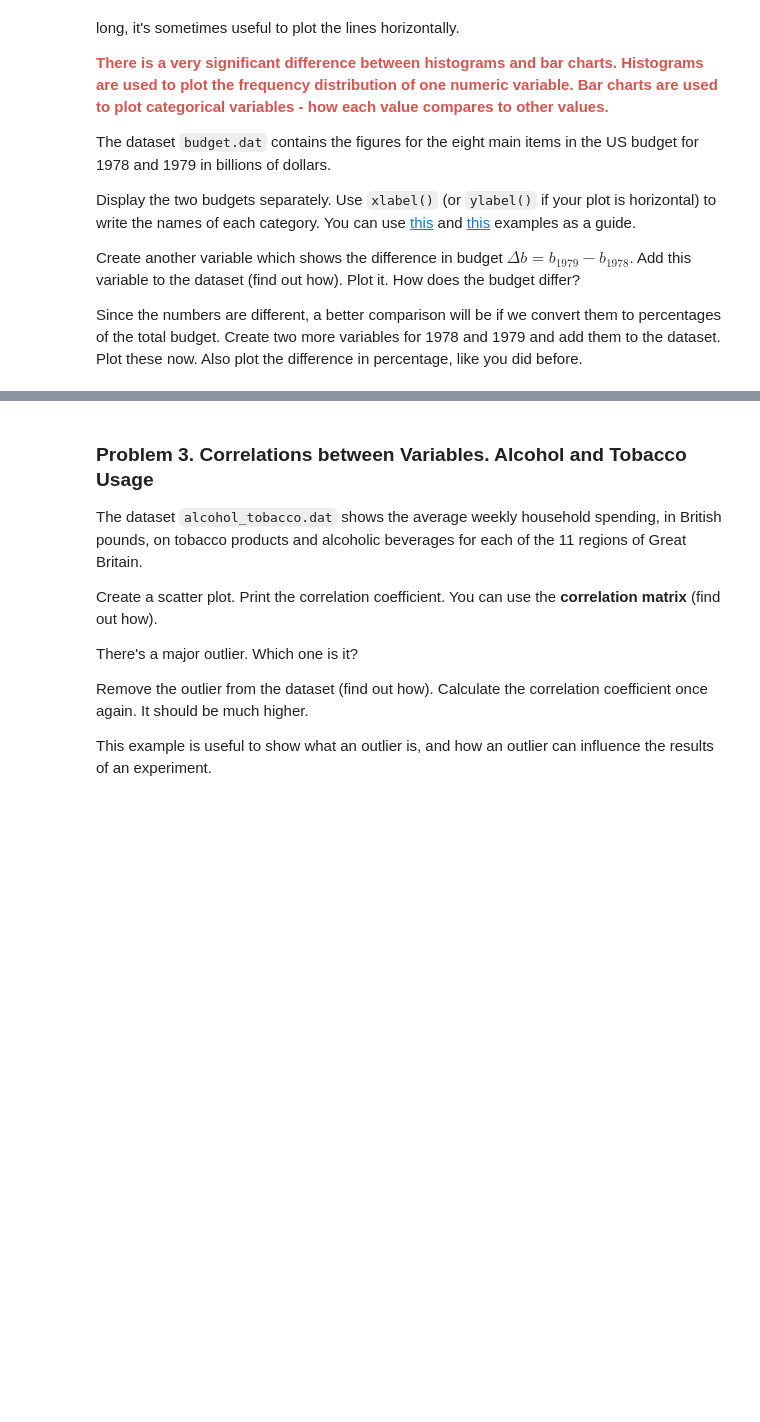
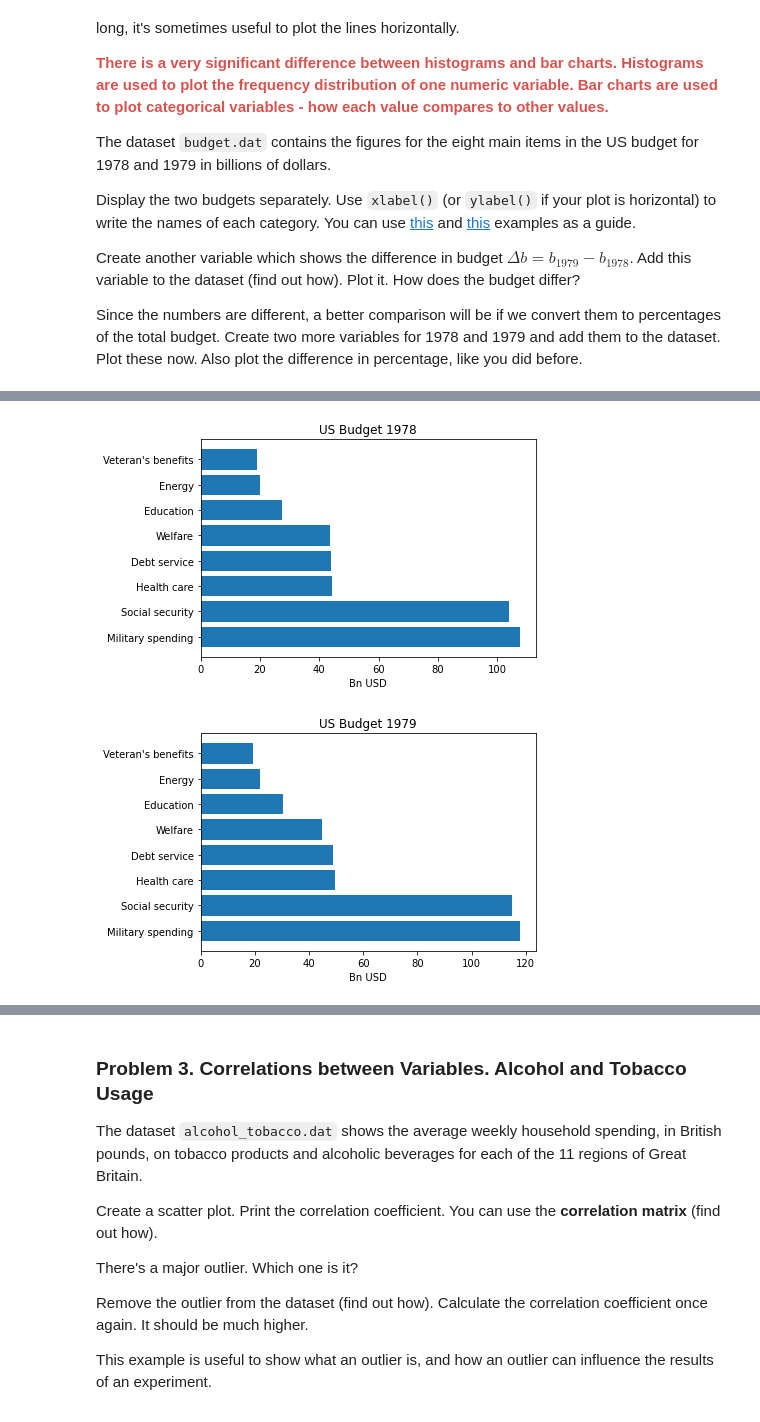
Before and after one commit to aleksoft1/math-concepts-for-developers-march-2022, a Jupyter notebook: 12. Statistics-Exercise/Statistics Exercise.ipynb, the cells around one changed output, grey strips where cells are left out. Cells and saved outputs as stored; diff of their text form; code cells hidden in the pictures; blank space fills up the shorter version.

```diff
--- a/12. Statistics-Exercise/Statistics Exercise.ipynb
+++ b/12. Statistics-Exercise/Statistics Exercise.ipynb
@@ -119,3 +119,5 @@ Create another variable which shows the difference in budget $\Delta b = b_{1979
 Since the numbers are different, a better comparison will be if we convert them to percentages of the total budget. Create two more variables for 1978 and 1979 and add them to the dataset. Plot these now. Also plot the difference in percentage, like you did before.
 # %%
 # Write your code here
+budget = pd.read_table("budget.dat")
+budget
@@ -121,0 +134,15 @@ Since the numbers are different, a better comparison will be if we convert them
+# %%
+plt.barh(budget["Category"], budget["1978"])
+# barh - horizontal
+# x - Category, y - 1978
+plt.title("US Budget 1978")
+plt.xlabel("Bn USD")
+plt.show()
+
+plt.barh(budget["Category"], budget["1979"])
+plt.title("US Budget 1979")
+plt.xlabel("Bn USD")
+plt.show()
+# %% [output]
+[figure, added]
+[figure, added]
```
Also changed, not shown: parts of 5 cells of this notebook.
